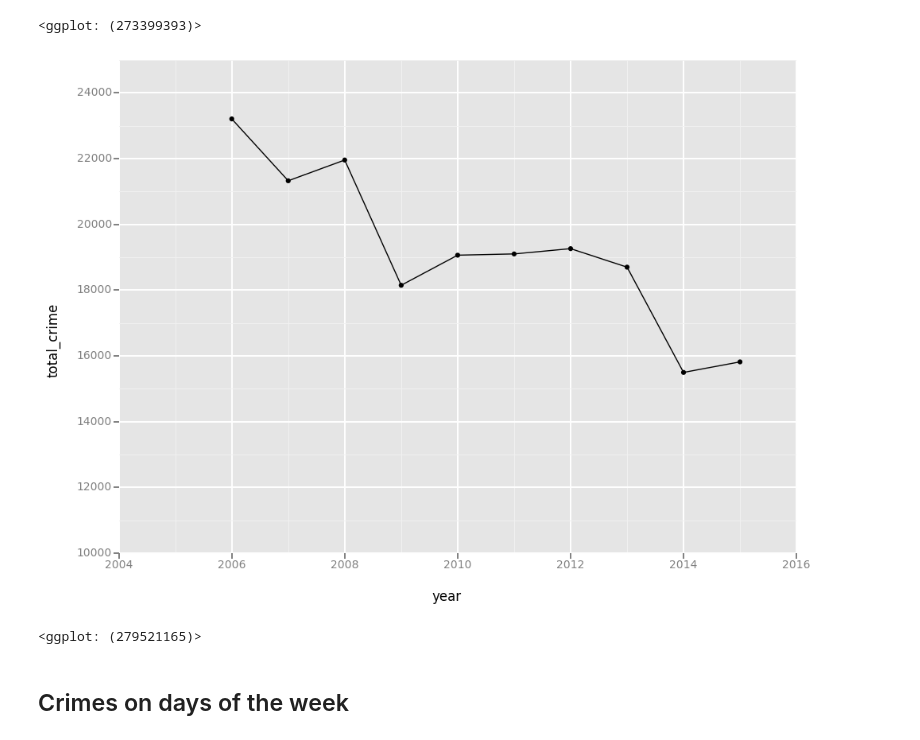
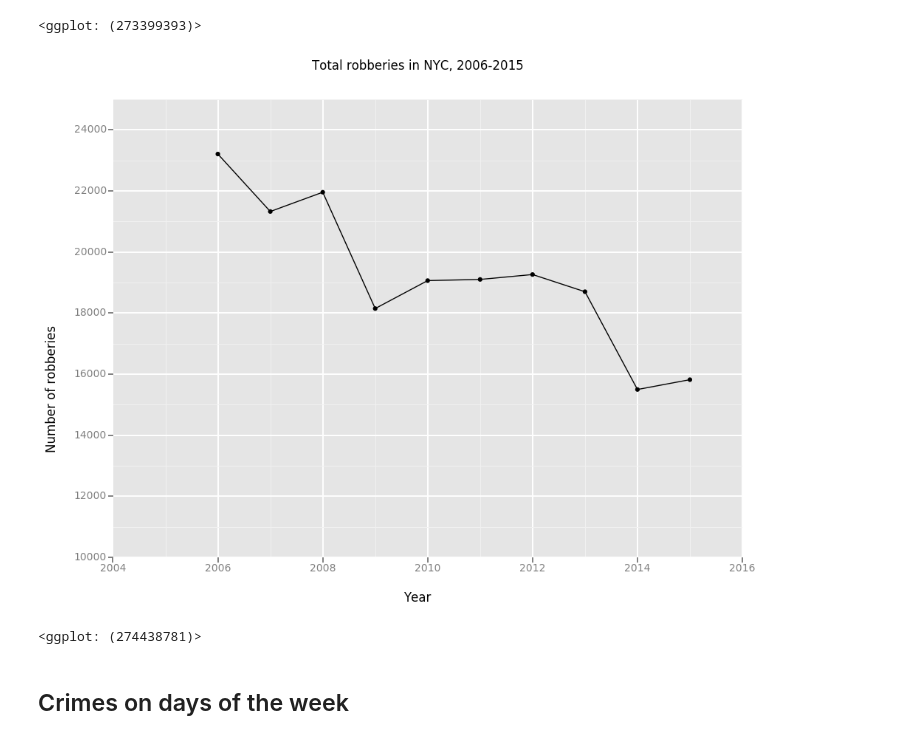
Before and after one commit to christianvazquez7/CrimePrediction, a Jupyter notebook: data/Temporal Analyses.ipynb, the cells around one changed output. Drawn from its saved outputs; the diff is of its cells as text; code cells hidden in the pictures.

Commit message:
add graphs

```diff
--- a/data/Temporal Analyses.ipynb
+++ b/data/Temporal Analyses.ipynb
@@ -96,11 +96,13 @@ print ggplot(df, aes('year')) + \
 # %%
 print ggplot(crime_by_year, aes('year', 'total_crime')) + \
     geom_point() + \
     geom_line() + \
-    ylim(10000, 25000)
+    ylim(10000, 25000) + \
+    xlab('Year') + ylab('Number of robberies') + \
+    ggtitle('Total robberies in NYC, 2006-2015')
 # %% [output]
-[figure, old version]
+[figure, new version]
-<ggplot: (279521165)>
+<ggplot: (274438781)>
 # %% [markdown]
 ## Crimes on days of the week
 # %%
```
Also changed, not shown: parts of 3 cells of this notebook, 7 other files.
